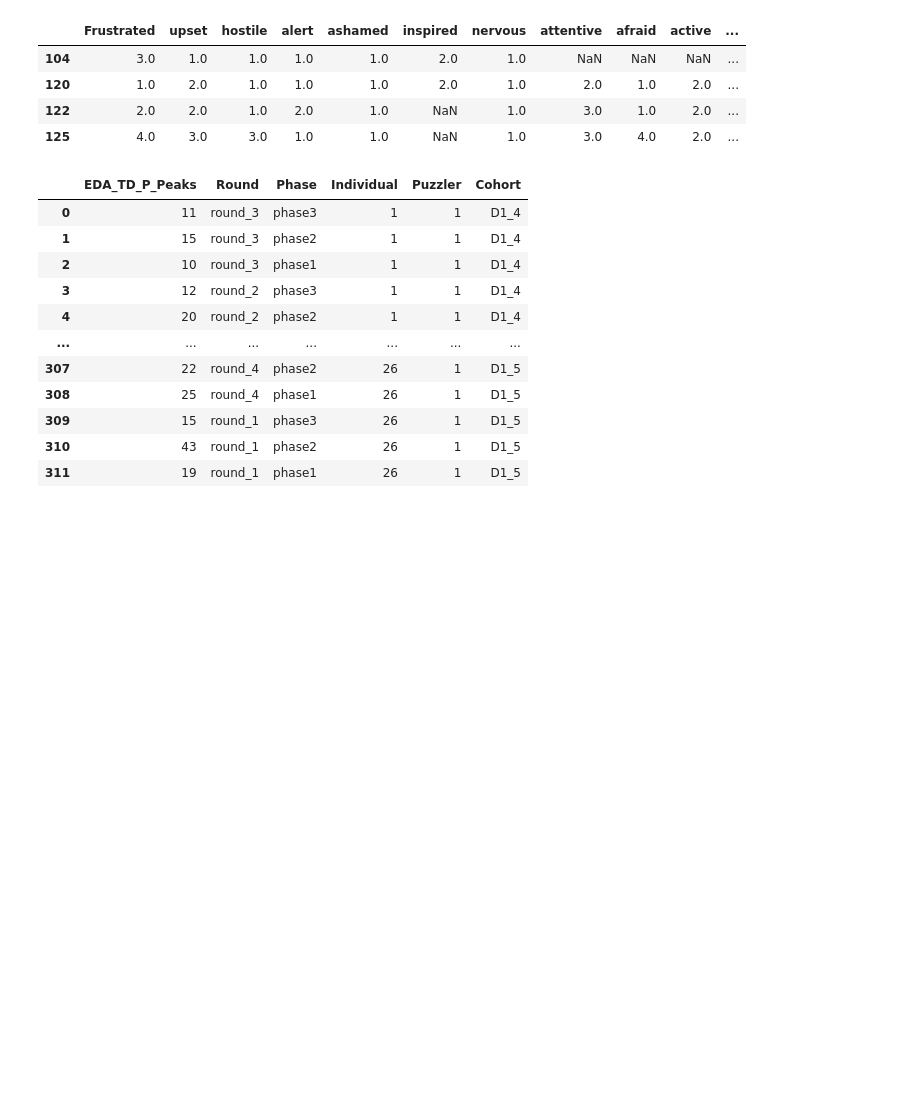
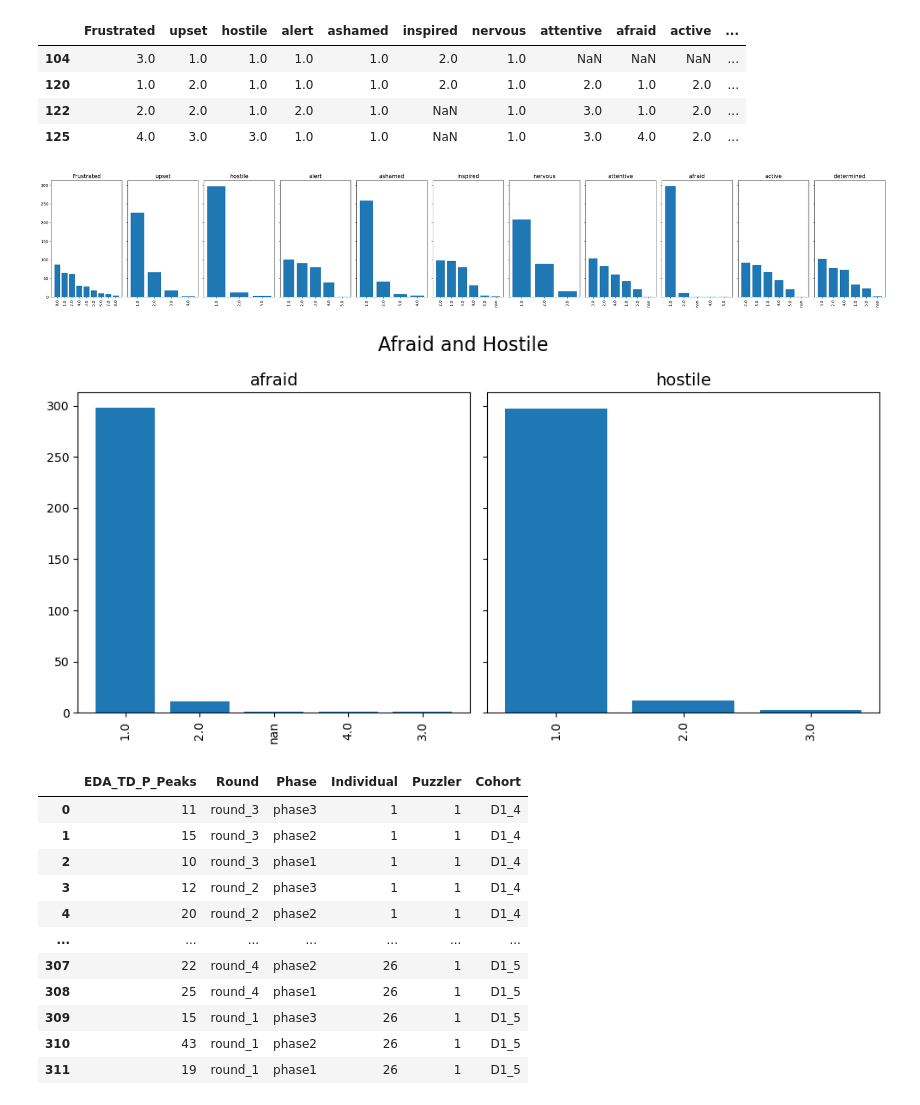
Before and after one commit to ClaraML96/02582_case2, a Jupyter notebook: Case_2_Kostas'code.ipynb, the cells around one changed output. Cells and saved outputs as stored; diff of their text form; code cells hidden in the pictures; blank space fills up the shorter version.

```diff
--- a/Case_2_Kostas'code.ipynb
+++ b/Case_2_Kostas'code.ipynb
@@ -88,6 +88,39 @@ quest_data[quest_data.isna().any(axis=1)]
 | 120 | 1.0 | 2.0 | 1.0 | 1.0 | 1.0 | 2.0 | 1.0 | 2.0 | 1.0 | 2.0 | ... |
 | 122 | 2.0 | 2.0 | 1.0 | 2.0 | 1.0 | NaN | 1.0 | 3.0 | 1.0 | 2.0 | ... |
 | 125 | 4.0 | 3.0 | 3.0 | 1.0 | 1.0 | NaN | 1.0 | 3.0 | 4.0 | 2.0 | ... |
+# %%
+# Feature values
+value_counts_per_feature = {
+    col: quest_data[col].value_counts(dropna=False)
+    for col in quest_data.columns}
+
+# Plot values and NaNs
+fig, axes = plt.subplots(1, 11, figsize=(30, 5), sharey=True)
+fig.subplots_adjust(wspace=0.5)
+
+for i, col in enumerate(quest_data.columns):
+    counts = quest_data[col].value_counts(dropna=False)
+    axes[i].bar(counts.index.astype(str), counts.values)
+    axes[i].set_title(col, fontsize=14)
+    axes[i].tick_params(axis='x', labelrotation=90)
+
+plt.tight_layout()
+plt.show()
+#plot afraid and hostile
+fig, axes = plt.subplots(1, 2, figsize=(10, 5), sharey=True)
+fig.subplots_adjust(wspace=0.5)
+fig.suptitle('Afraid and Hostile', fontsize=16)
+for i, col in enumerate(['afraid', 'hostile']):
+    counts = quest_data[col].value_counts(dropna=False)
+    axes[i].bar(counts.index.astype(str), counts.values)
+    axes[i].set_title(col, fontsize=14)
+    axes[i].tick_params(axis='x', labelrotation=90)
+
+plt.tight_layout()
+plt.show()
+# %% [output]
+[figure, added]
+[figure, added]
 # %%
 #get rows with missing values
 df[df.isnull().any(axis=1)]
```
